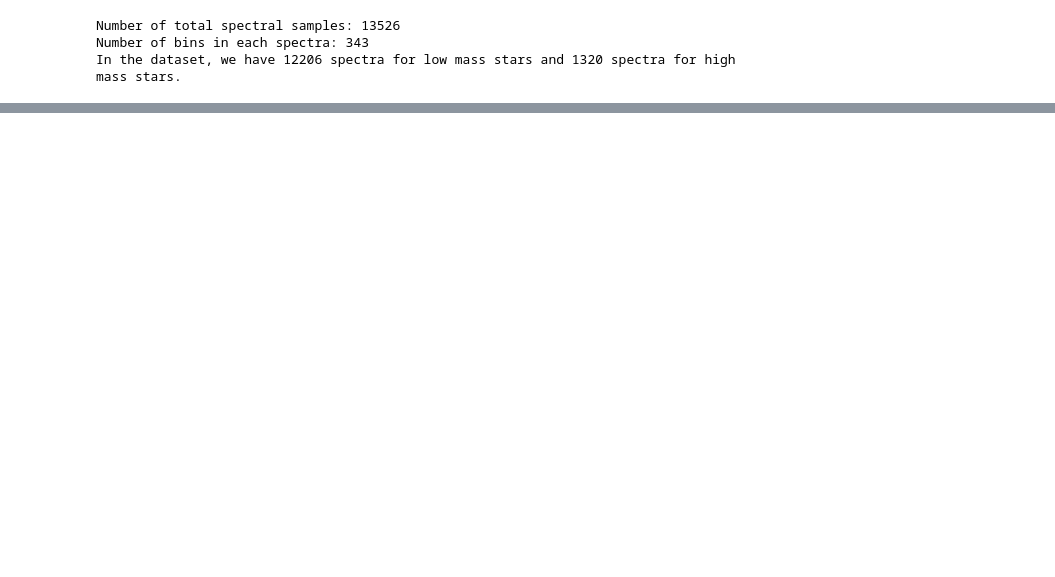
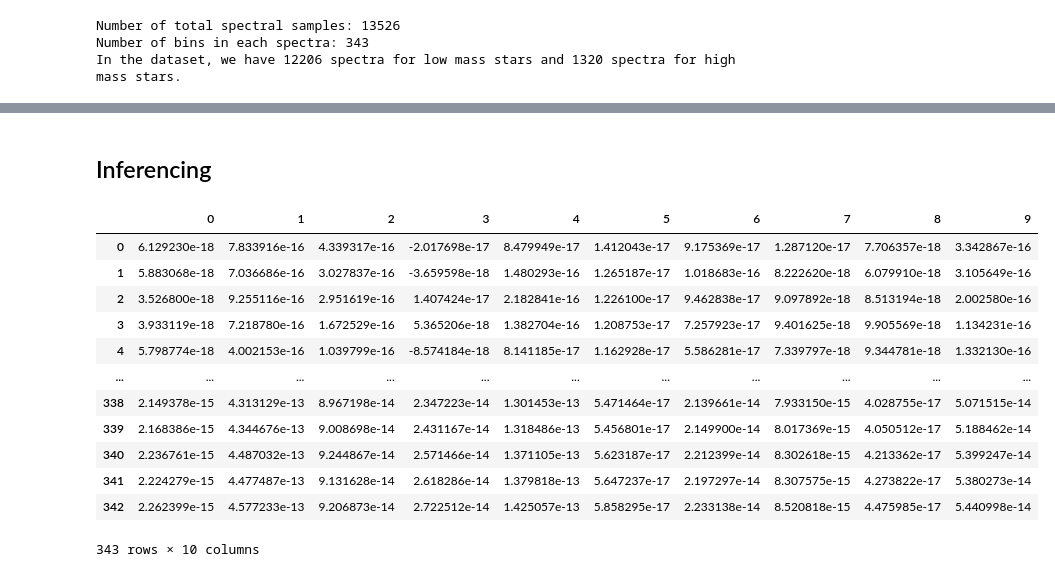
Before and after one commit to bananya-ml/research, a Jupyter notebook: notebooks/deep networks/classification/predict_cnn.ipynb, the cells around one changed output, grey strips where cells are left out. Saved outputs shown, nothing was run; the diff lists cells and outputs as text; code cells hidden in the pictures; blank space fills up the shorter version.

```diff
--- a/notebooks/deep networks/classification/predict_cnn.ipynb
+++ b/notebooks/deep networks/classification/predict_cnn.ipynb
@@ -256,0 +431,30 @@ F1 score: 0.9736
+# %% [markdown]
+## Inferencing
+# %%
+ext_sources = '../../../data/Gaia DR3/external'
+files = glob.glob(f'{ext_sources}/*.csv')
+for f in files:
+    ext_data = ascii.read(f, guess=False, delimiter=',').to_pandas()
+# %%
+impartial_sources = '../../../data/Gaia DR3/spectra/XP_temp'
+files = glob.glob(f'{impartial_sources}/*.vot')
+combined_df = pd.DataFrame()
+for f in files[:10]:
+    impartial_data = parse_single_table(f).to_table().to_pandas()['flux']
+    combined_df = pd.concat([combined_df, impartial_data], ignore_index=True, axis=1)
+# %%
+combined_df
+# %% [output]
+|  | 0 | 1 | 2 | 3 | 4 | 5 | 6 | 7 | 8 | 9 |
+| 0 | 6.129230e-18 | 7.833916e-16 | 4.339317e-16 | -2.017698e-17 | 8.479949e-17 | 1.412043e-17 | 9.175369e-17 | 1.287120e-17 | 7.706357e-18 | 3.342867e-16 |
+| 1 | 5.883068e-18 | 7.036686e-16 | 3.027837e-16 | -3.659598e-18 | 1.480293e-16 | 1.265187e-17 | 1.018683e-16 | 8.222620e-18 | 6.079910e-18 | 3.105649e-16 |
+| 2 | 3.526800e-18 | 9.255116e-16 | 2.951619e-16 | 1.407424e-17 | 2.182841e-16 | 1.226100e-17 | 9.462838e-17 | 9.097892e-18 | 8.513194e-18 | 2.002580e-16 |
+| 3 | 3.933119e-18 | 7.218780e-16 | 1.672529e-16 | 5.365206e-18 | 1.382704e-16 | 1.208753e-17 | 7.257923e-17 | 9.401625e-18 | 9.905569e-18 | 1.134231e-16 |
+| 4 | 5.798774e-18 | 4.002153e-16 | 1.039799e-16 | -8.574184e-18 | 8.141185e-17 | 1.162928e-17 | 5.586281e-17 | 7.339797e-18 | 9.344781e-18 | 1.332130e-16 |
+| ... | ... | ... | ... | ... | ... | ... | ... | ... | ... | ... |
+| 338 | 2.149378e-15 | 4.313129e-13 | 8.967198e-14 | 2.347223e-14 | 1.301453e-13 | 5.471464e-17 | 2.139661e-14 | 7.933150e-15 | 4.028755e-17 | 5.071515e-14 |
+| 339 | 2.168386e-15 | 4.344676e-13 | 9.008698e-14 | 2.431167e-14 | 1.318486e-13 | 5.456801e-17 | 2.149900e-14 | 8.017369e-15 | 4.050512e-17 | 5.188462e-14 |
+| 340 | 2.236761e-15 | 4.487032e-13 | 9.244867e-14 | 2.571466e-14 | 1.371105e-13 | 5.623187e-17 | 2.212399e-14 | 8.302618e-15 | 4.213362e-17 | 5.399247e-14 |
+| 341 | 2.224279e-15 | 4.477487e-13 | 9.131628e-14 | 2.618286e-14 | 1.379818e-13 | 5.647237e-17 | 2.197297e-14 | 8.307575e-15 | 4.273822e-17 | 5.380273e-14 |
+| 342 | 2.262399e-15 | 4.577233e-13 | 9.206873e-14 | 2.722512e-14 | 1.425057e-13 | 5.858295e-17 | 2.233138e-14 | 8.520818e-15 | 4.475985e-17 | 5.440998e-14 |
+343 rows × 10 columns
```
Also changed, not shown: parts of 29 cells of this notebook, 19 other files.
